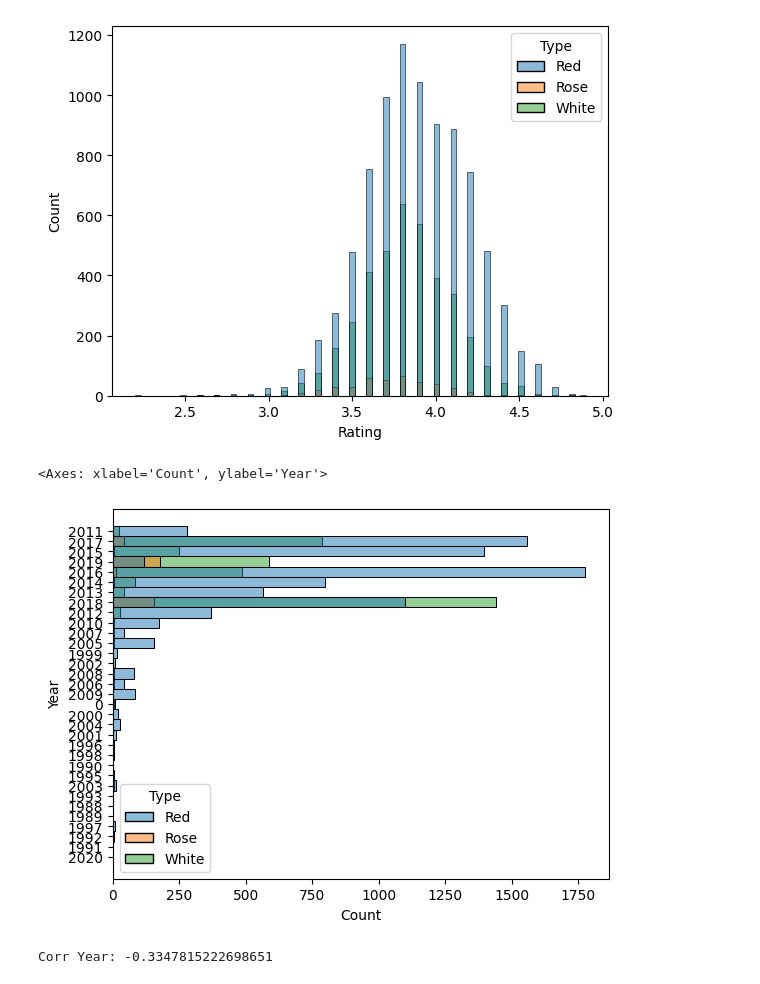
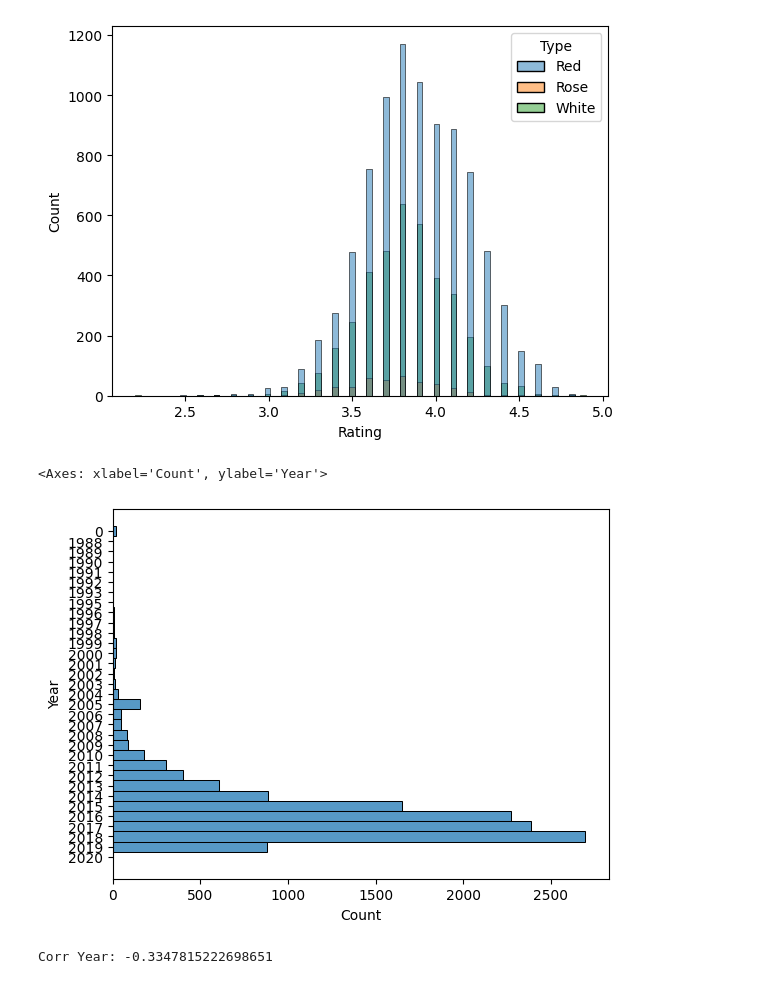
Before and after one commit to am23006810/CienciaDeDatosEnPython-ProyectoFinal, a Jupyter notebook: tmp/proyecto_final_exploracion.ipynb, the cells around one changed output. Saved outputs shown, nothing was run; the diff lists cells and outputs as text; code cells hidden in the pictures.

```diff
--- a/tmp/proyecto_final_exploracion.ipynb
+++ b/tmp/proyecto_final_exploracion.ipynb
@@ -172,10 +172,10 @@ sns.histplot(data=complete_df, x='Rating', hue='Type')
 <Axes: xlabel='Rating', ylabel='Count'>
 [figure]
 # %%
-sns.histplot(y=complete_df['Year'].astype(str), hue=complete_df['Type'])
+sns.histplot(y=complete_df['Year'].sort_values().astype(str))
 # %% [output]
 <Axes: xlabel='Count', ylabel='Year'>
-[figure, old version]
+[figure, new version]
 # %%
 colName = 'Year'
 df_temp = complete_df.drop(complete_df[ complete_df['Year'] == 0].index)
```
Also changed, not shown: parts of 2 cells of this notebook.
